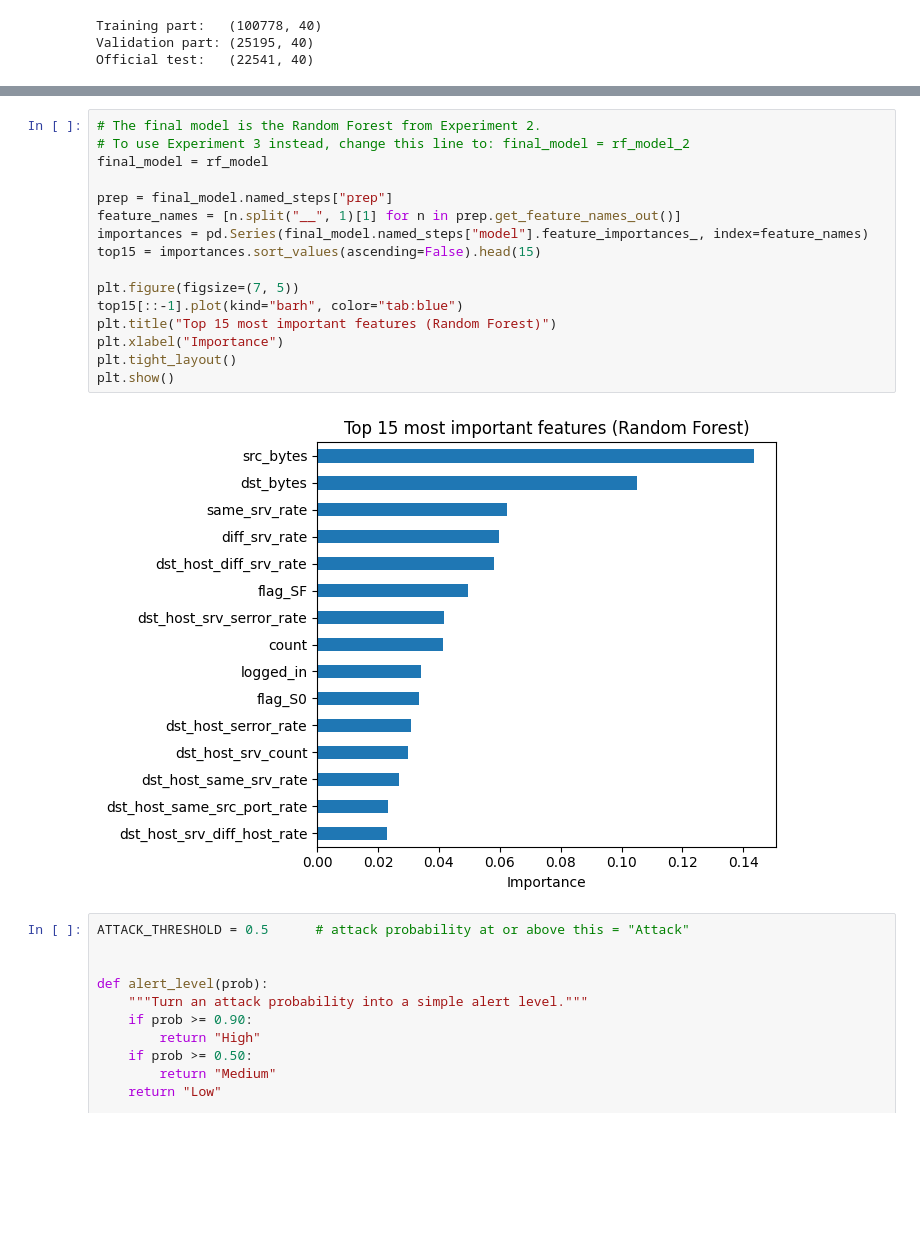
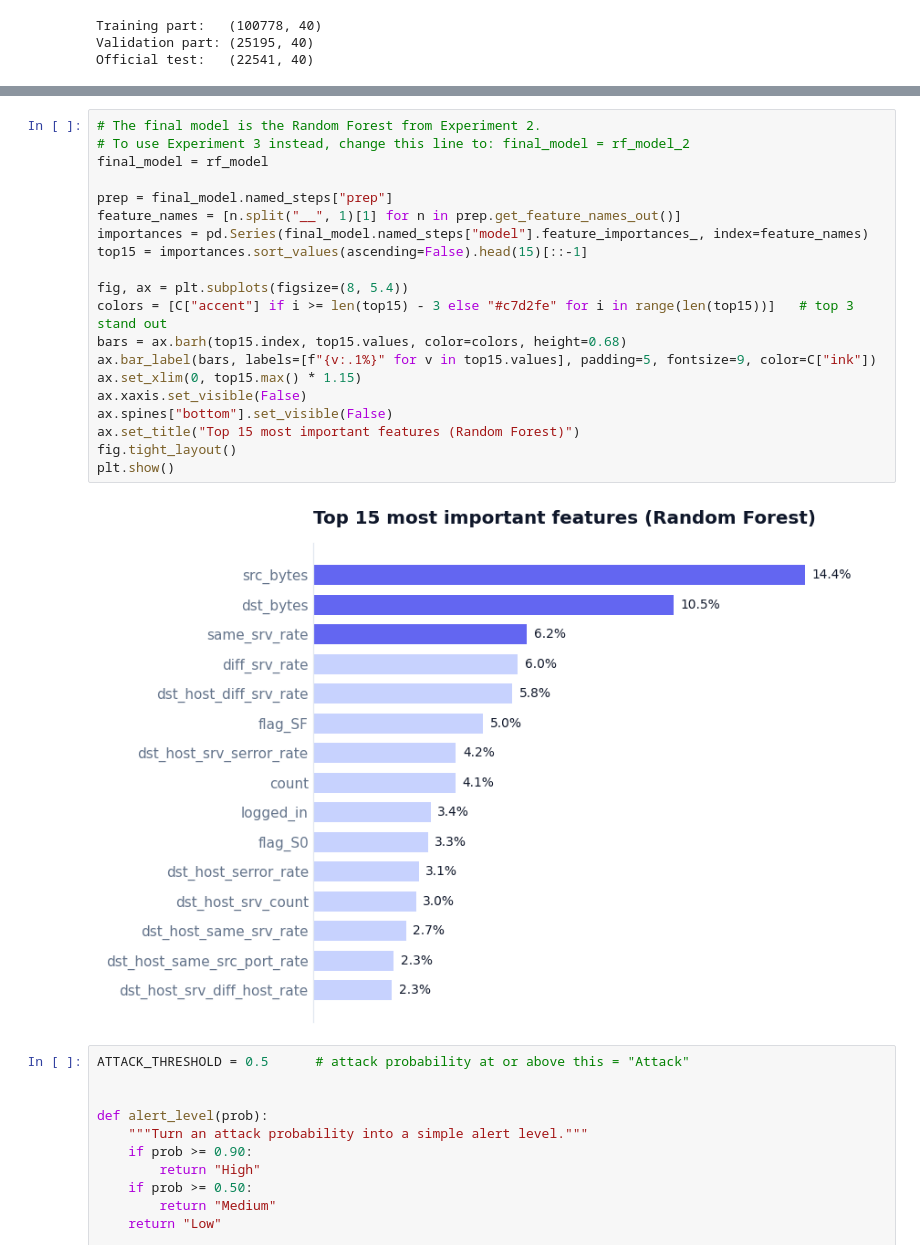
Before and after one commit to HaniyaMumtaz/Network_Intrusion_Detection_Using_ML, a Jupyter notebook: NSLKDD_main.ipynb, the cells around one changed output, grey strips where cells are left out. Cells and saved outputs as stored; diff of their text form; blank space fills up the shorter version.

```diff
--- a/NSLKDD_main.ipynb
+++ b/NSLKDD_main.ipynb
@@ -409,21 +593,25 @@ results_table
 # %%
 # The final model is the Random Forest from Experiment 2.
 # To use Experiment 3 instead, change this line to: final_model = rf_model_2
 final_model = rf_model
 
 prep = final_model.named_steps["prep"]
 feature_names = [n.split("__", 1)[1] for n in prep.get_feature_names_out()]
 importances = pd.Series(final_model.named_steps["model"].feature_importances_, index=feature_names)
-top15 = importances.sort_values(ascending=False).head(15)
+top15 = importances.sort_values(ascending=False).head(15)[::-1]
 
-plt.figure(figsize=(7, 5))
-top15[::-1].plot(kind="barh", color="tab:blue")
-plt.title("Top 15 most important features (Random Forest)")
-plt.xlabel("Importance")
-plt.tight_layout()
+fig, ax = plt.subplots(figsize=(8, 5.4))
+colors = [C["accent"] if i >= len(top15) - 3 else "#c7d2fe" for i in range(len(top15))]   # top 3 stand out
+bars = ax.barh(top15.index, top15.values, color=colors, height=0.68)
+ax.bar_label(bars, labels=[f"{v:.1%}" for v in top15.values], padding=5, fontsize=9, color=C["ink"])
+ax.set_xlim(0, top15.max() * 1.15)
+ax.xaxis.set_visible(False)
+ax.spines["bottom"].set_visible(False)
+ax.set_title("Top 15 most important features (Random Forest)")
+fig.tight_layout()
 plt.show()
 # %% [output]
-[figure, old version]
+[figure, new version]
 # %%
 ATTACK_THRESHOLD = 0.5      # attack probability at or above this = "Attack"
 
```
Also changed, not shown: parts of 16 cells of this notebook.
